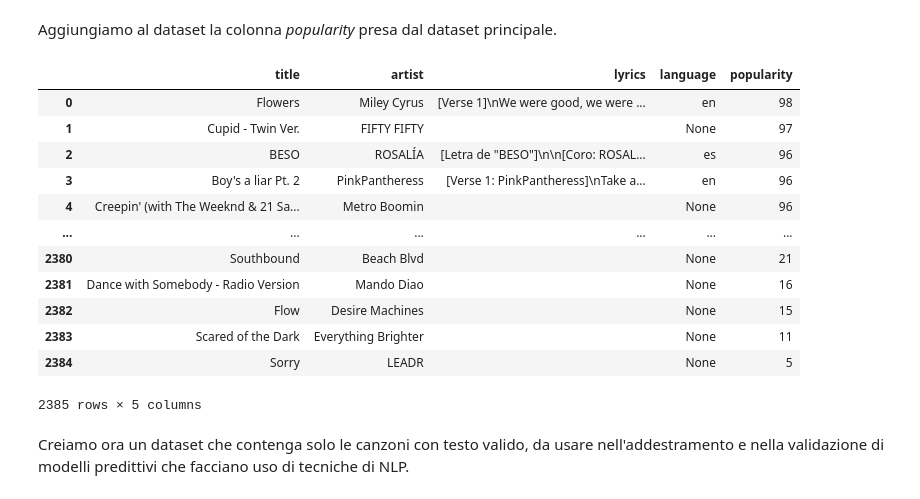
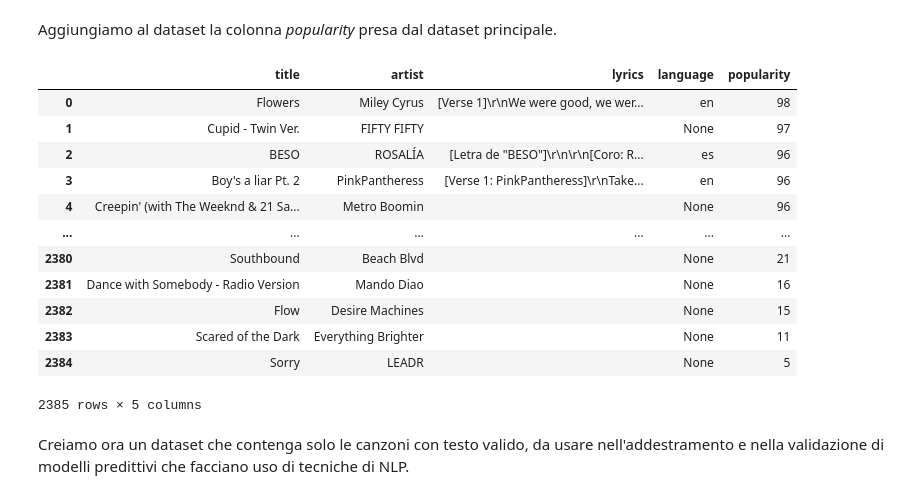
Before and after one commit to AndreaZavatta/Songs-Popularity-Prediction, a Jupyter notebook: songs-popularity-prediction.ipynb, the cells around one changed output. Drawn from its saved outputs; the diff is of its cells as text; code cells hidden in the pictures.

```diff
--- a/songs-popularity-prediction.ipynb
+++ b/songs-popularity-prediction.ipynb
@@ -291,15 +291,14 @@ songs_lyrics["language"].value_counts().plot.pie();
 # %% [markdown]
 Aggiungiamo al dataset la colonna _popularity_ presa dal dataset principale.
 # %%
-songs = pd.read_csv("songs.csv", sep=";")
 songs_lyrics["popularity"] = songs["popularity"]
 songs_lyrics
 # %% [output]
 |  | title | artist | lyrics | language | popularity |
-| 0 | Flowers | Miley Cyrus | [Verse 1]\nWe were good, we were ... | en | 98 |
+| 0 | Flowers | Miley Cyrus | [Verse 1]\r\nWe were good, we wer... | en | 98 |
 | 1 | Cupid - Twin Ver. | FIFTY FIFTY |  | None | 97 |
-| 2 | BESO | ROSALÍA | [Letra de "BESO"]\n\n[Coro: ROSAL... | es | 96 |
-| 3 | Boy's a liar Pt. 2 | PinkPantheress | [Verse 1: PinkPantheress]\nTake a... | en | 96 |
+| 2 | BESO | ROSALÍA | [Letra de "BESO"]\r\n\r\n[Coro: R... | es | 96 |
+| 3 | Boy's a liar Pt. 2 | PinkPantheress | [Verse 1: PinkPantheress]\r\nTake... | en | 96 |
 | 4 | Creepin' (with The Weeknd & 21 Sa... | Metro Boomin |  | None | 96 |
 | ... | ... | ... | ... | ... | ... |
 | 2380 | Southbound | Beach Blvd |  | None | 21 |
```
Also changed, not shown: parts of 51 cells of this notebook.
